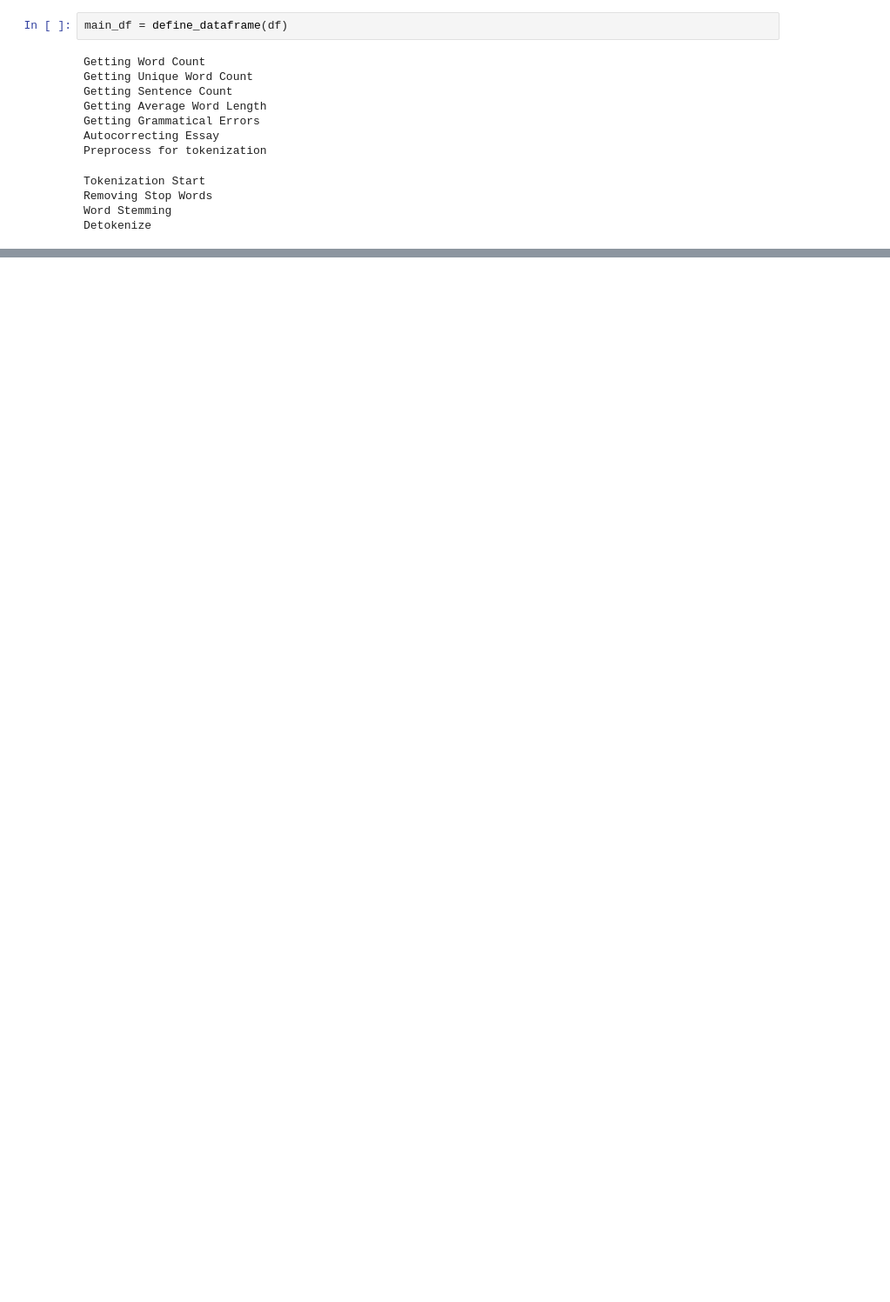
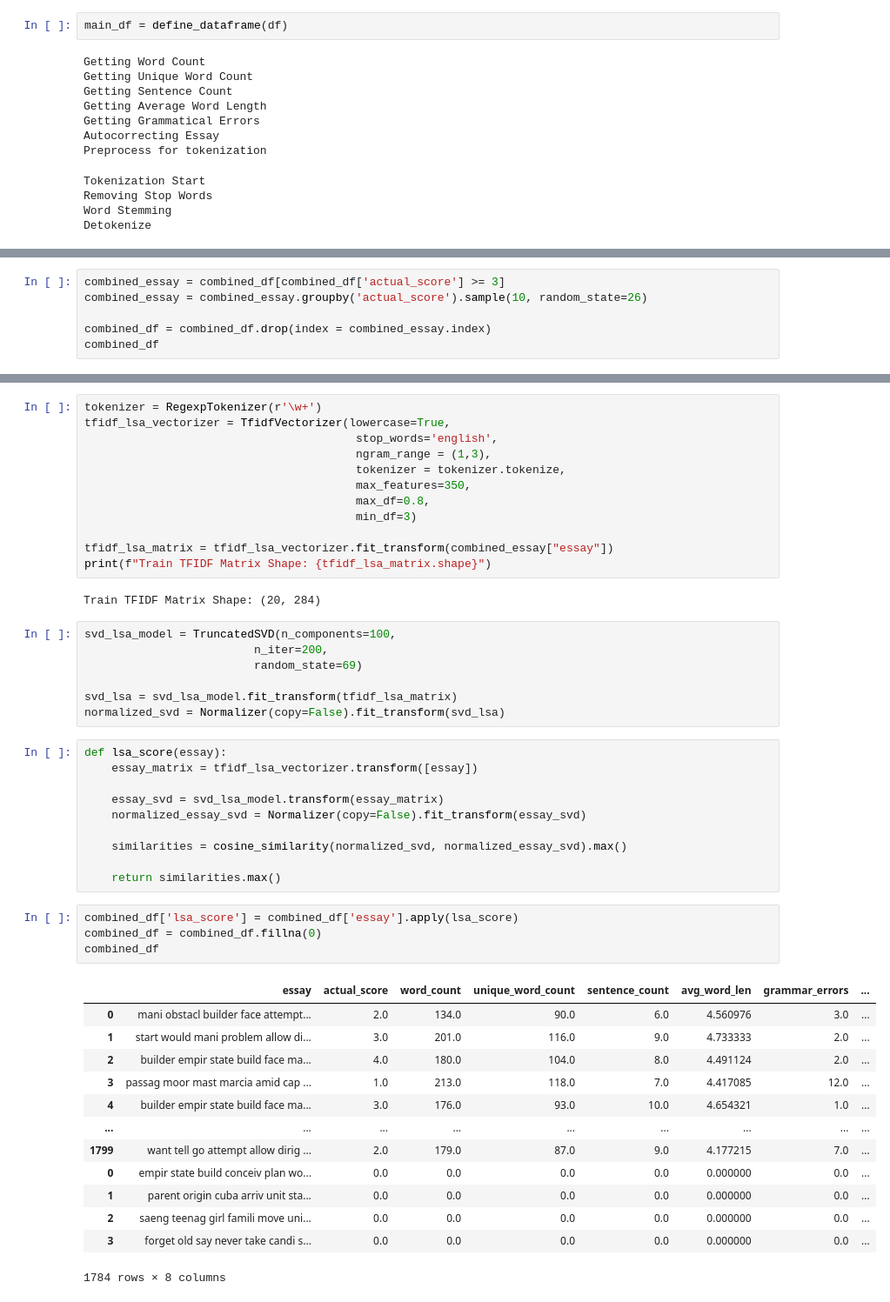
Before and after one commit to CjjeM/AES_Finals_MCL, a Jupyter notebook: sourcedependent_scorer.ipynb, the cells around one changed output, grey strips where cells are left out. Shown: that part at 87% size. Cells and saved outputs as stored; diff of their text form; blank space fills up the shorter version.

```diff
--- a/sourcedependent_scorer.ipynb
+++ b/sourcedependent_scorer.ipynb
@@ -155,0 +180,6 @@ ValueError: Cannot take a larger sample than population when 'replace=False'
+# %%
+combined_essay = combined_df[combined_df['actual_score'] >= 3]
+combined_essay = combined_essay.groupby('actual_score').sample(10, random_state=26)
+
+combined_df = combined_df.drop(index = combined_essay.index)
+combined_df
@@ -155,0 +200,49 @@ ValueError: Cannot take a larger sample than population when 'replace=False'
+# %%
+tokenizer = RegexpTokenizer(r'\w+')
+tfidf_lsa_vectorizer = TfidfVectorizer(lowercase=True,
+                                        stop_words='english',
+                                        ngram_range = (1,3),
+                                        tokenizer = tokenizer.tokenize,
+                                        max_features=350,
+                                        max_df=0.8,
+                                        min_df=3)
+
+tfidf_lsa_matrix = tfidf_lsa_vectorizer.fit_transform(combined_essay["essay"])
+print(f"Train TFIDF Matrix Shape: {tfidf_lsa_matrix.shape}")
+# %% [output]
+Train TFIDF Matrix Shape: (20, 284)
+# %%
+svd_lsa_model = TruncatedSVD(n_components=100,
+                         n_iter=200,
+                         random_state=69)
+
+svd_lsa = svd_lsa_model.fit_transform(tfidf_lsa_matrix)
+normalized_svd = Normalizer(copy=False).fit_transform(svd_lsa)
+# %%
+def lsa_score(essay):
+    essay_matrix = tfidf_lsa_vectorizer.transform([essay])
+
+    essay_svd = svd_lsa_model.transform(essay_matrix)
+    normalized_essay_svd = Normalizer(copy=False).fit_transform(essay_svd)
+
+    similarities = cosine_similarity(normalized_svd, normalized_essay_svd).max()
+
+    return similarities.max()
+# %%
+combined_df['lsa_score'] = combined_df['essay'].apply(lsa_score)
+combined_df = combined_df.fillna(0)
+combined_df
+# %% [output]
+|  | essay | actual_score | word_count | unique_word_count | sentence_count | avg_word_len | grammar_errors | ... |
+| 0 | mani obstacl builder face attempt... | 2.0 | 134.0 | 90.0 | 6.0 | 4.560976 | 3.0 | ... |
+| 1 | start would mani problem allow di... | 3.0 | 201.0 | 116.0 | 9.0 | 4.733333 | 2.0 | ... |
+| 2 | builder empir state build face ma... | 4.0 | 180.0 | 104.0 | 8.0 | 4.491124 | 2.0 | ... |
+| 3 | passag moor mast marcia amid cap ... | 1.0 | 213.0 | 118.0 | 7.0 | 4.417085 | 12.0 | ... |
+| 4 | builder empir state build face ma... | 3.0 | 176.0 | 93.0 | 10.0 | 4.654321 | 1.0 | ... |
+| ... | ... | ... | ... | ... | ... | ... | ... | ... |
+| 1799 | want tell go attempt allow dirig ... | 2.0 | 179.0 | 87.0 | 9.0 | 4.177215 | 7.0 | ... |
+| 0 | empir state build conceiv plan wo... | 0.0 | 0.0 | 0.0 | 0.0 | 0.000000 | 0.0 | ... |
+| 1 | parent origin cuba arriv unit sta... | 0.0 | 0.0 | 0.0 | 0.0 | 0.000000 | 0.0 | ... |
+| 2 | saeng teenag girl famili move uni... | 0.0 | 0.0 | 0.0 | 0.0 | 0.000000 | 0.0 | ... |
+| 3 | forget old say never take candi s... | 0.0 | 0.0 | 0.0 | 0.0 | 0.000000 | 0.0 | ... |
+1784 rows × 8 columns
```
Also changed, not shown: parts of 16 cells of this notebook.
